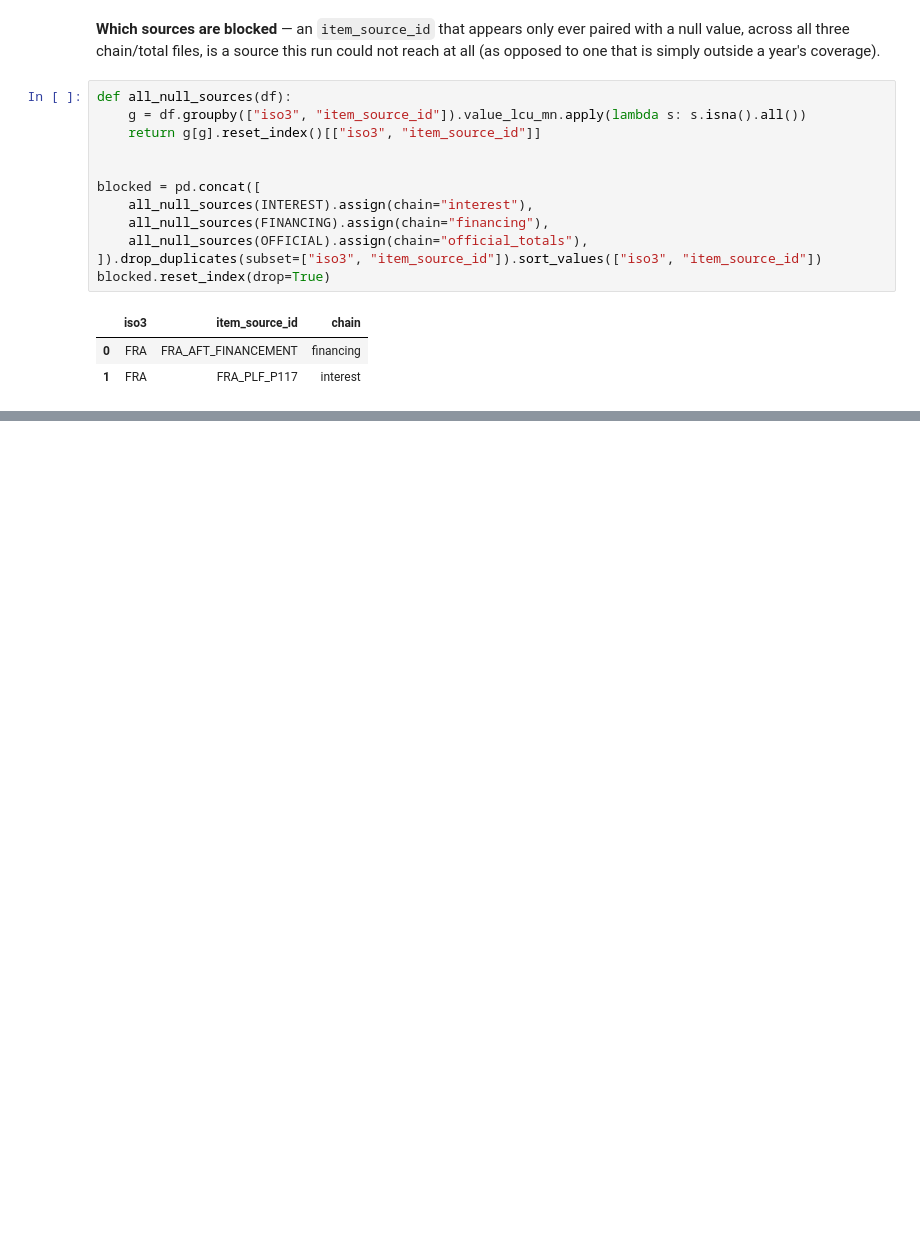
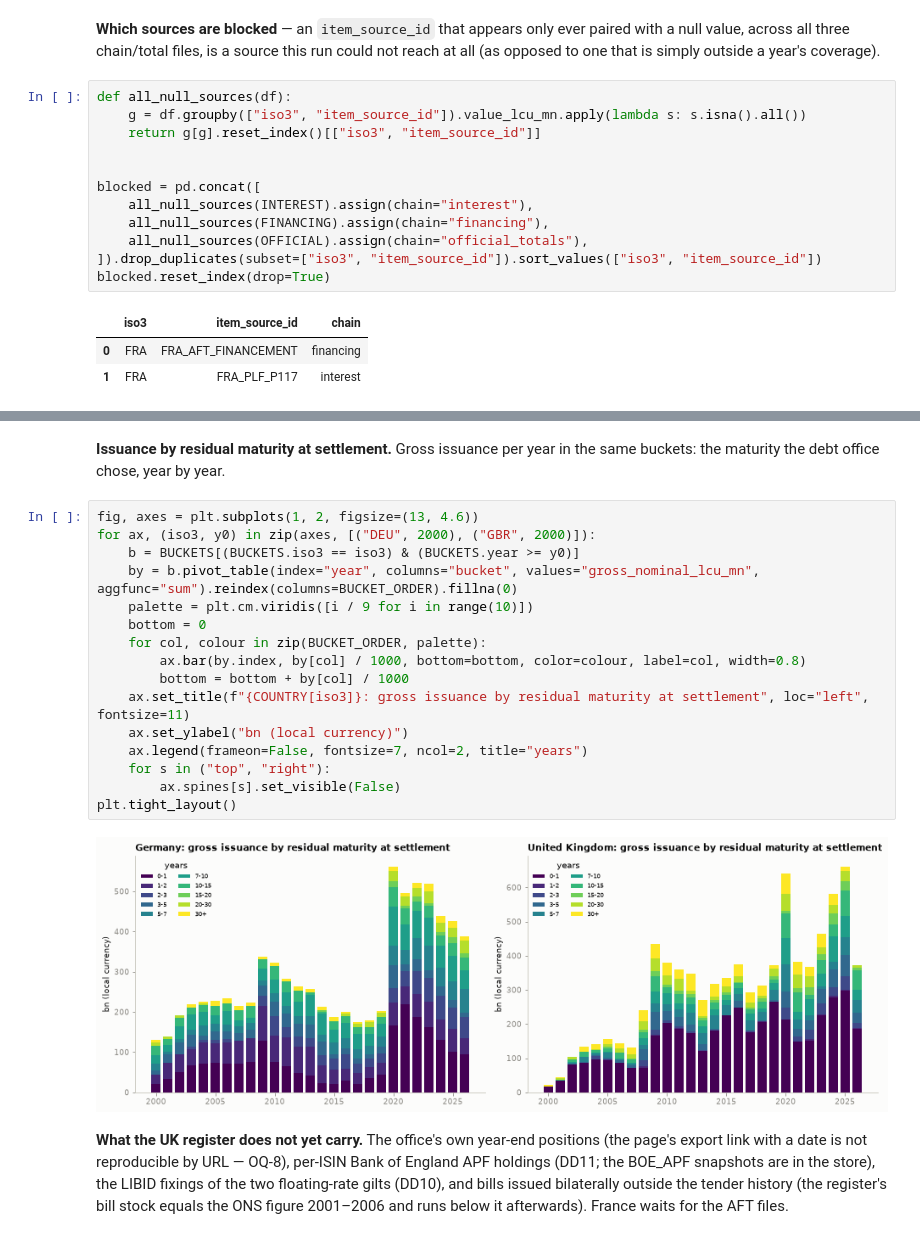
Before and after one commit to adrianchiu1/redbox, a Jupyter notebook: notebooks/debtbook.ipynb, the cells around one changed output, grey strips where cells are left out. Cells and saved outputs as stored; diff of their text form; blank space fills up the shorter version.

```diff
--- a/notebooks/debtbook.ipynb
+++ b/notebooks/debtbook.ipynb
@@ -755,0 +867,29 @@ not a placeholder for it. What changes is where the register-step numbers in
+# %% [markdown]
+**Issuance by residual maturity at settlement.** Gross issuance per year in
+the same buckets: the maturity the debt office chose, year by year.
+# %%
+fig, axes = plt.subplots(1, 2, figsize=(13, 4.6))
+for ax, (iso3, y0) in zip(axes, [("DEU", 2000), ("GBR", 2000)]):
+    b = BUCKETS[(BUCKETS.iso3 == iso3) & (BUCKETS.year >= y0)]
+    by = b.pivot_table(index="year", columns="bucket", values="gross_nominal_lcu_mn", aggfunc="sum").reindex(columns=BUCKET_ORDER).fillna(0)
+    palette = plt.cm.viridis([i / 9 for i in range(10)])
+    bottom = 0
+    for col, colour in zip(BUCKET_ORDER, palette):
+        ax.bar(by.index, by[col] / 1000, bottom=bottom, color=colour, label=col, width=0.8)
+        bottom = bottom + by[col] / 1000
+    ax.set_title(f"{COUNTRY[iso3]}: gross issuance by residual maturity at settlement", loc="left", fontsize=11)
+    ax.set_ylabel("bn (local currency)")
+    ax.legend(frameon=False, fontsize=7, ncol=2, title="years")
+    for s in ("top", "right"):
+        ax.spines[s].set_visible(False)
+plt.tight_layout()
+# %% [output]
+[figure, added]
+# %% [markdown]
+**What the UK register does not yet carry.** The office's own year-end
+positions (the page's export link with a date is not reproducible by URL —
+OQ-8), per-ISIN Bank of England APF holdings (DD11; the BOE_APF snapshots are
+in the store), the LIBID fixings of the two floating-rate gilts (DD10), and
+bills issued bilaterally outside the tender history (the register's bill stock
+equals the ONS figure 2001–2006 and runs below it afterwards). France waits for
+the AFT files.
```
Also changed, not shown: parts of 16 cells of this notebook, 38 other files.
